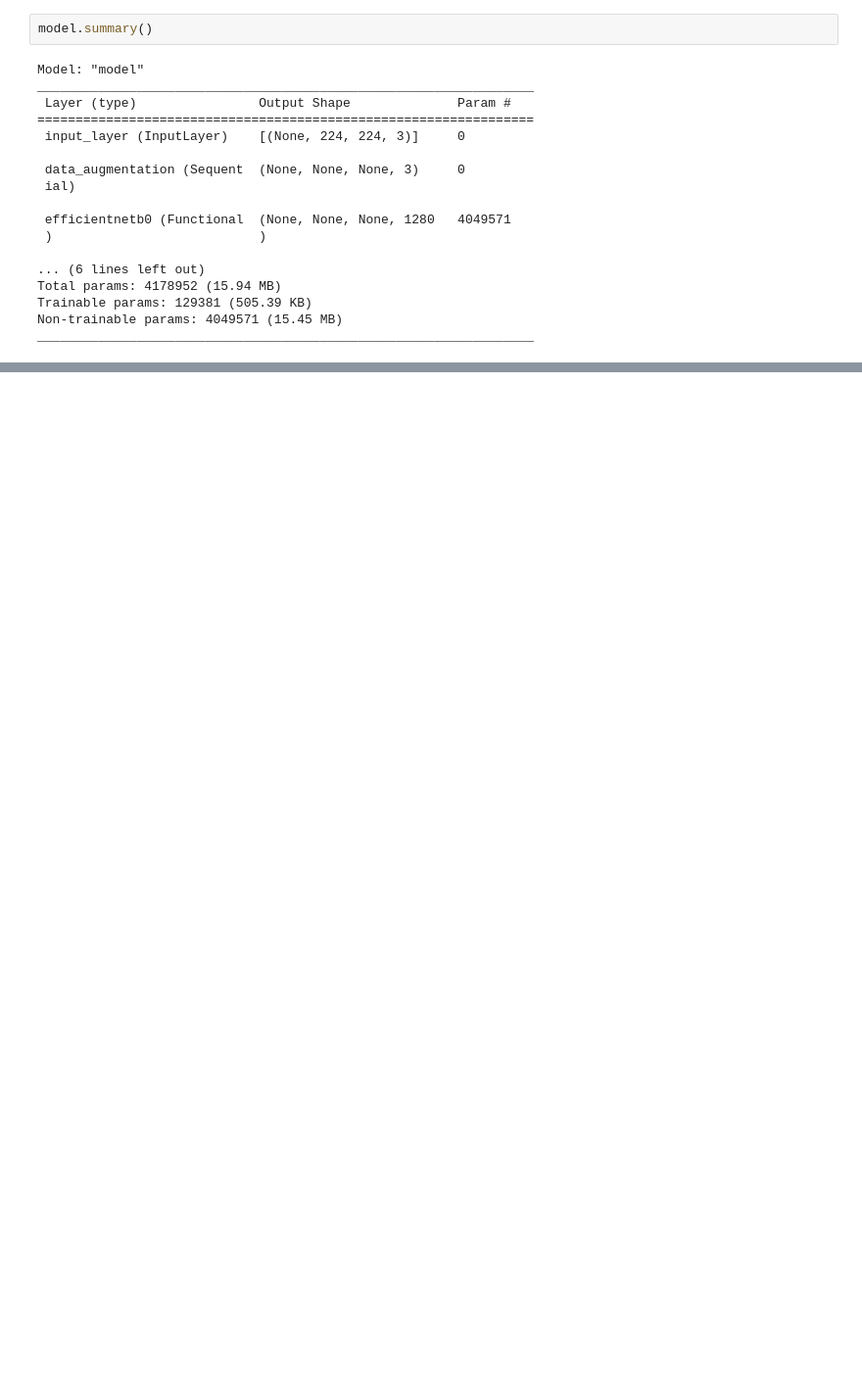
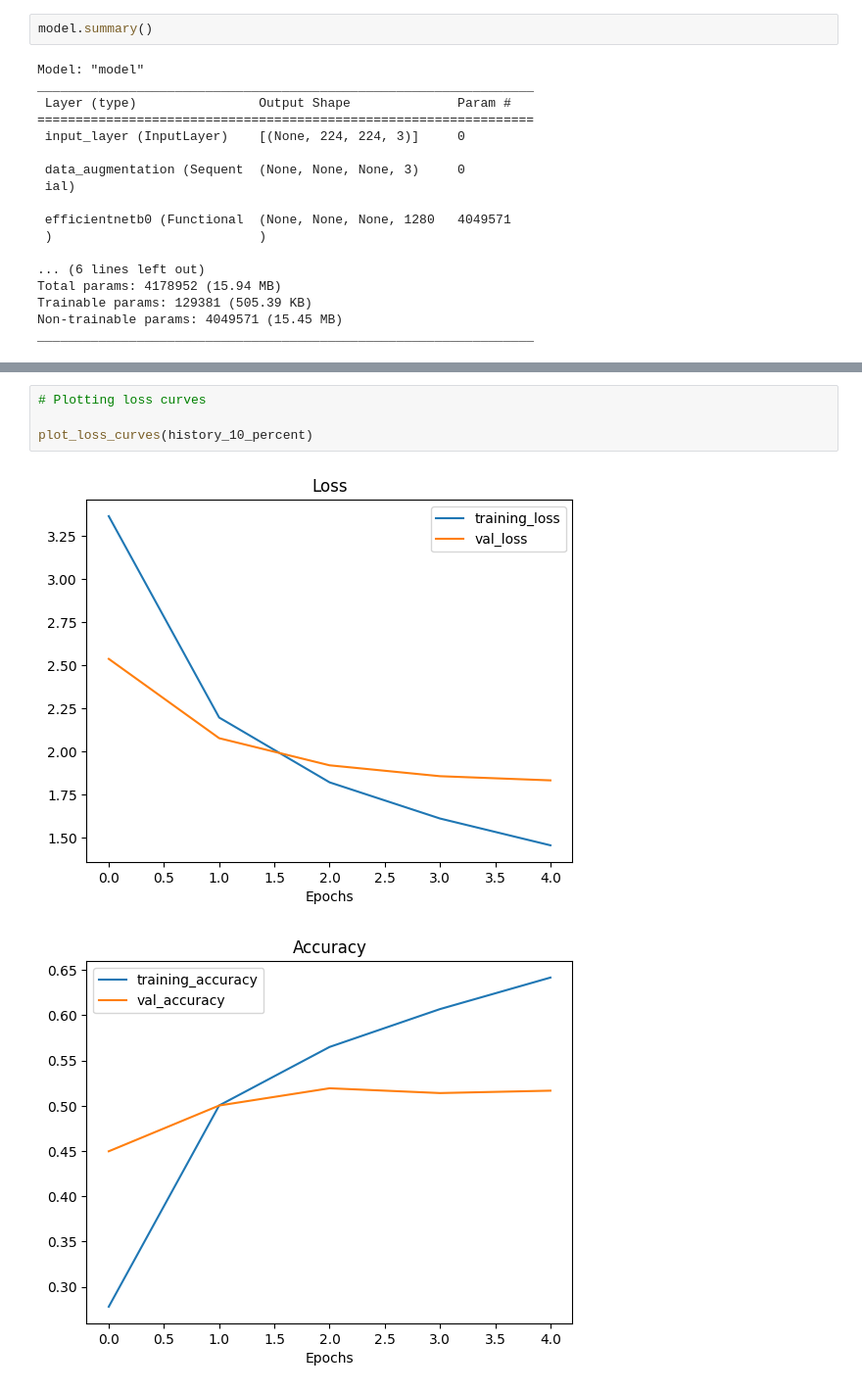
Before and after one commit to akhil4674/transfer_Learning_Experiment, a Jupyter notebook: 06_ transfer_Learning_Pt3.ipynb, the cells around one changed output, grey strips where cells are left out. Shown at 98% size. Saved outputs shown, nothing was run; the diff lists cells and outputs as text; blank space fills up the shorter version.

```diff
--- a/06_ transfer_Learning_Pt3.ipynb
+++ b/06_ transfer_Learning_Pt3.ipynb
@@ -167,0 +173,7 @@ _________________________________________________________________
+# %%
+# Plotting loss curves
+
+plot_loss_curves(history_10_percent)
+# %% [output]
+[figure, added]
+[figure, added]
```
Also changed, not shown: parts of 49 cells of this notebook.
